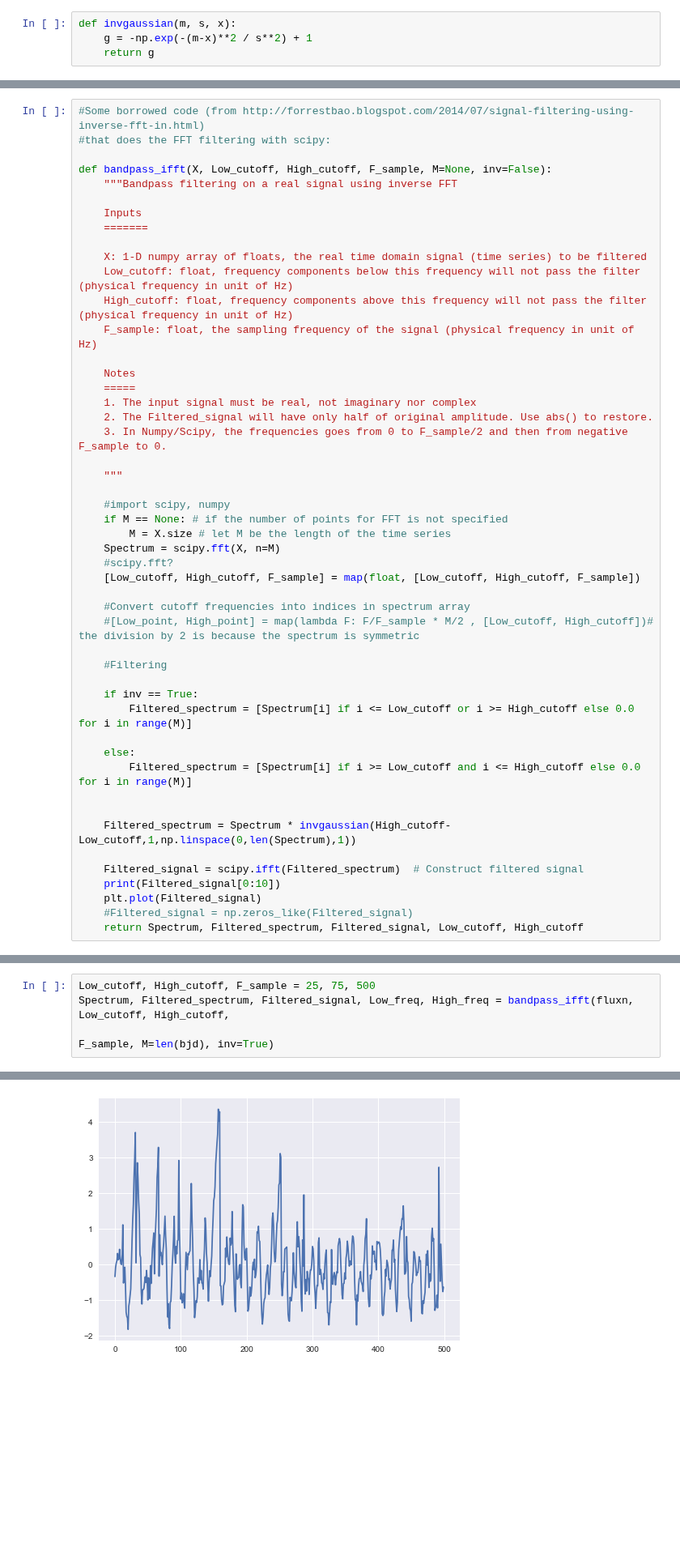
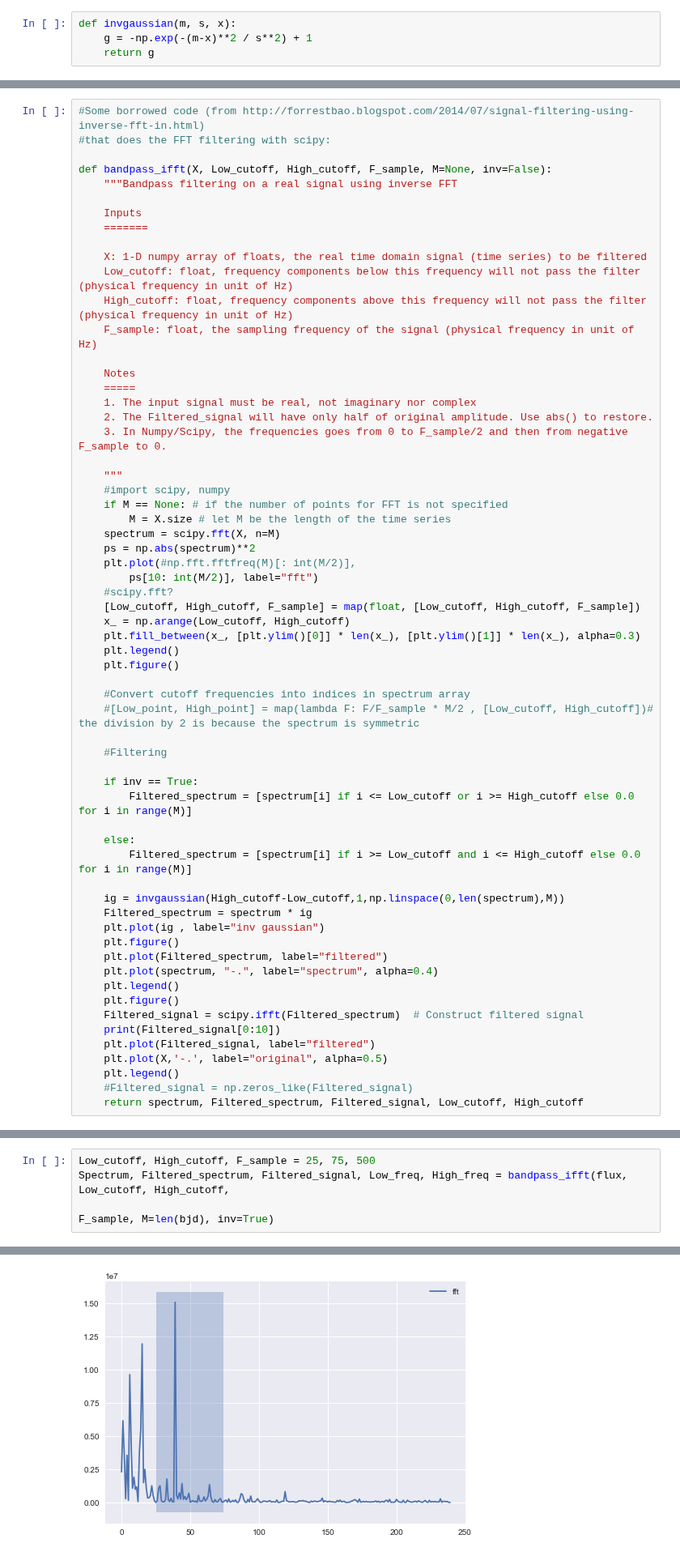
Before and after one commit to RileyWClarke/BiancoGroup, a Jupyter notebook: BiancoGroup_fftfiltering.ipynb, the cells around one changed output, grey strips where cells are left out. Shown at 81% size. Drawn from its saved outputs; the diff is of its cells as text; blank space fills up the shorter version.

```diff
--- a/BiancoGroup_fftfiltering.ipynb
+++ b/BiancoGroup_fftfiltering.ipynb
@@ -145,13 +149,19 @@ def bandpass_ifft(X, Low_cutoff, High_cutoff, F_sample, M=None, inv=False):
     3. In Numpy/Scipy, the frequencies goes from 0 to F_sample/2 and then from negative F_sample to 0.
 
     """
-
     #import scipy, numpy
     if M == None: # if the number of points for FFT is not specified
         M = X.size # let M be the length of the time series
-    Spectrum = scipy.fft(X, n=M)
+    spectrum = scipy.fft(X, n=M)
+    ps = np.abs(spectrum)**2
+    plt.plot(#np.fft.fftfreq(M)[: int(M/2)],
+        ps[10: int(M/2)], label="fft")
     #scipy.fft?
     [Low_cutoff, High_cutoff, F_sample] = map(float, [Low_cutoff, High_cutoff, F_sample])
+    x_ = np.arange(Low_cutoff, High_cutoff)
+    plt.fill_between(x_, [plt.ylim()[0]] * len(x_), [plt.ylim()[1]] * len(x_), alpha=0.3)
+    plt.legend()
+    plt.figure()
 
     #Convert cutoff frequencies into indices in spectrum array
     #[Low_point, High_point] = map(lambda F: F/F_sample * M/2 , [Low_cutoff, High_cutoff])# the division by 2 is because the spectrum is symmetric
@@ -159,16 +169,23 @@ def bandpass_ifft(X, Low_cutoff, High_cutoff, F_sample, M=None, inv=False):
     #Filtering
 
     if inv == True:
-        Filtered_spectrum = [Spectrum[i] if i <= Low_cutoff or i >= High_cutoff else 0.0 for i in range(M)]
+        Filtered_spectrum = [spectrum[i] if i <= Low_cutoff or i >= High_cutoff else 0.0 for i in range(M)]
 
     else:
-        Filtered_spectrum = [Spectrum[i] if i >= Low_cutoff and i <= High_cutoff else 0.0 for i in range(M)]
+        Filtered_spectrum = [spectrum[i] if i >= Low_cutoff and i <= High_cutoff else 0.0 for i in range(M)]
 
-
-    Filtered_spectrum = Spectrum * invgaussian(High_cutoff-Low_cutoff,1,np.linspace(0,len(Spectrum),1))
-
+    ig = invgaussian(High_cutoff-Low_cutoff,1,np.linspace(0,len(spectrum),M))
+    Filtered_spectrum = spectrum * ig
+    plt.plot(ig , label="inv gaussian")
+    plt.figure()
+    plt.plot(Filtered_spectrum, label="filtered")
+    plt.plot(spectrum, "-.", label="spectrum", alpha=0.4)
+    plt.legend()
+    plt.figure()
     Filtered_signal = scipy.ifft(Filtered_spectrum)  # Construct filtered signal
     print(Filtered_signal[0:10])
-    plt.plot(Filtered_signal)
+    plt.plot(Filtered_signal, label="filtered")
+    plt.plot(X,'-.', label="original", alpha=0.5)
+    plt.legend()
     #Filtered_signal = np.zeros_like(Filtered_signal)
-    return Spectrum, Filtered_spectrum, Filtered_signal, Low_cutoff, High_cutoff
+    return spectrum, Filtered_spectrum, Filtered_signal, Low_cutoff, High_cutoff
@@ -175,5 +205,5 @@ def bandpass_ifft(X, Low_cutoff, High_cutoff, F_sample, M=None, inv=False):
 # %%
 Low_cutoff, High_cutoff, F_sample = 25, 75, 500
-Spectrum, Filtered_spectrum, Filtered_signal, Low_freq, High_freq = bandpass_ifft(fluxn, Low_cutoff, High_cutoff,
+Spectrum, Filtered_spectrum, Filtered_signal, Low_freq, High_freq = bandpass_ifft(flux, Low_cutoff, High_cutoff,
                                                                                     F_sample, M=len(bjd), inv=True)
 # %% [output]
@@ -185 +215 @@ Spectrum, Filtered_spectrum, Filtered_signal, Low_freq, High_freq = bandpass_iff
-[figure, old version]
+[figure, new version]
```
Also changed, not shown: parts of 10 cells of this notebook.
